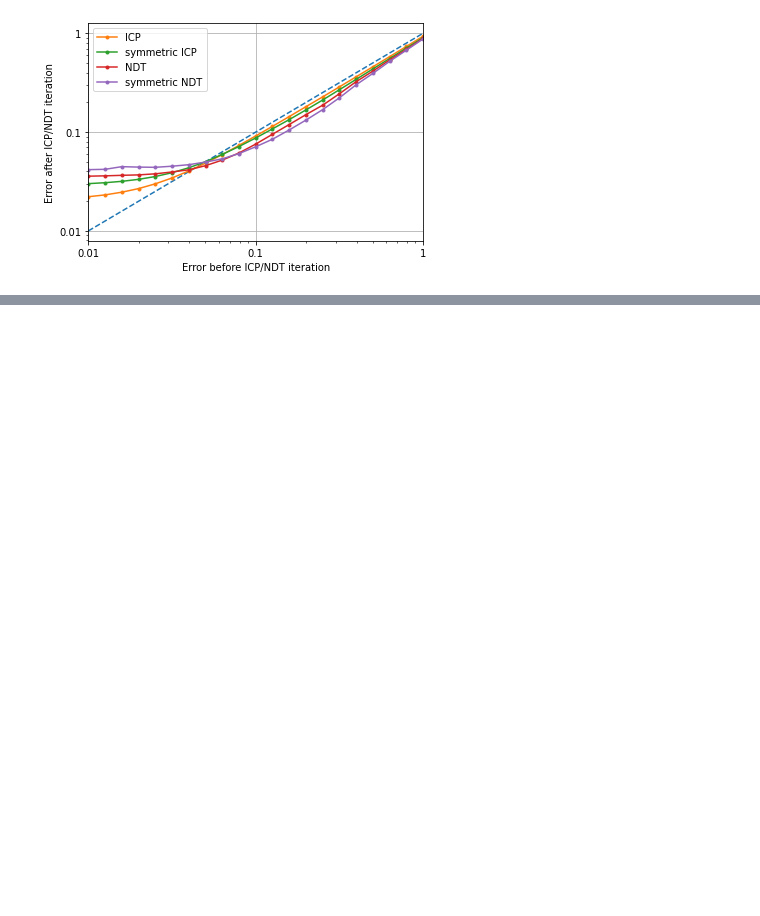
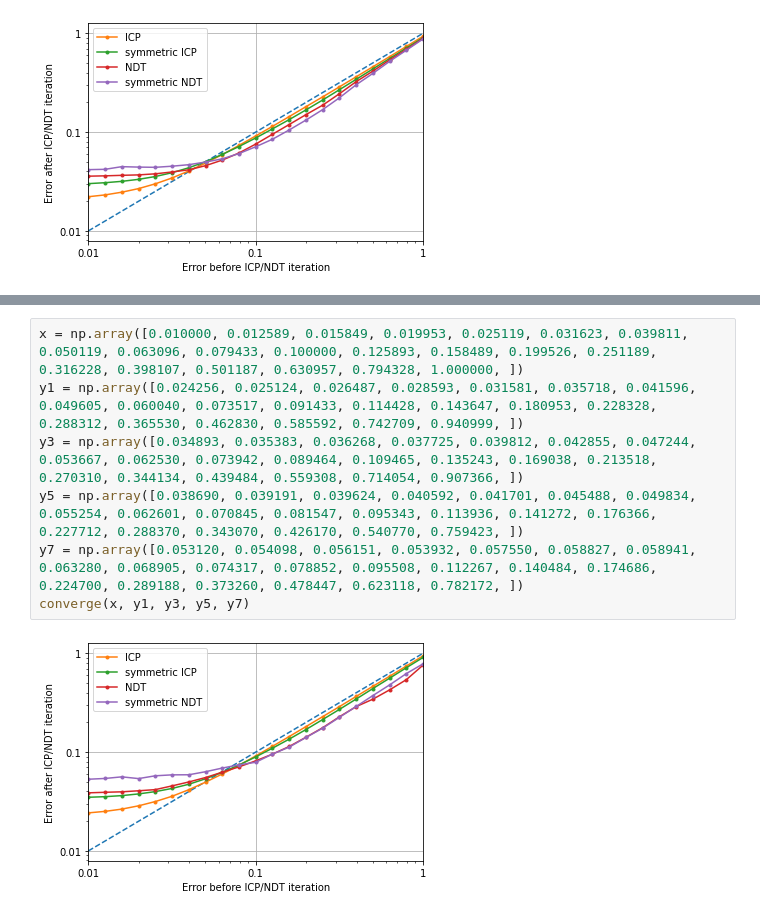
Before and after one commit to HuaTsai/Normal-Vector-NDT, a Jupyter notebook: src/sndt_exec/scripts/NDT and SNDT.ipynb, the cells around one changed output, grey strips where cells are left out. Drawn from its saved outputs; the diff is of its cells as text; blank space fills up the shorter version.

```diff
--- a/src/sndt_exec/scripts/NDT and SNDT.ipynb
+++ b/src/sndt_exec/scripts/NDT and SNDT.ipynb
@@ -590,0 +618,9 @@ converge(x, y1, y3, y5, y7)
+# %%
+x = np.array([0.010000, 0.012589, 0.015849, 0.019953, 0.025119, 0.031623, 0.039811, 0.050119, 0.063096, 0.079433, 0.100000, 0.125893, 0.158489, 0.199526, 0.251189, 0.316228, 0.398107, 0.501187, 0.630957, 0.794328, 1.000000, ])
+y1 = np.array([0.024256, 0.025124, 0.026487, 0.028593, 0.031581, 0.035718, 0.041596, 0.049605, 0.060040, 0.073517, 0.091433, 0.114428, 0.143647, 0.180953, 0.228328, 0.288312, 0.365530, 0.462830, 0.585592, 0.742709, 0.940999, ])
+y3 = np.array([0.034893, 0.035383, 0.036268, 0.037725, 0.039812, 0.042855, 0.047244, 0.053667, 0.062530, 0.073942, 0.089464, 0.109465, 0.135243, 0.169038, 0.213518, 0.270310, 0.344134, 0.439484, 0.559308, 0.714054, 0.907366, ])
+y5 = np.array([0.038690, 0.039191, 0.039624, 0.040592, 0.041701, 0.045488, 0.049834, 0.055254, 0.062601, 0.070845, 0.081547, 0.095343, 0.113936, 0.141272, 0.176366, 0.227712, 0.288370, 0.343070, 0.426170, 0.540770, 0.759423, ])
+y7 = np.array([0.053120, 0.054098, 0.056151, 0.053932, 0.057550, 0.058827, 0.058941, 0.063280, 0.068905, 0.074317, 0.078852, 0.095508, 0.112267, 0.140484, 0.174686, 0.224700, 0.289188, 0.373260, 0.478447, 0.623118, 0.782172, ])
+converge(x, y1, y3, y5, y7)
+# %% [output]
+[figure, added]
```
Also changed, not shown: parts of 4 cells of this notebook, 20 other files.
